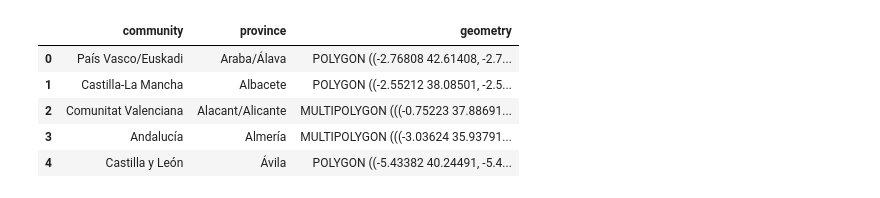
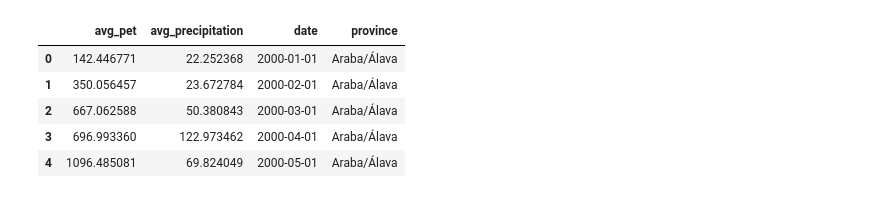
Before and after one commit to Reslan-Tinawi/CS913-dissertation-project, a Jupyter notebook: notebooks/11-SPEI-calculation.ipynb, the cells around one changed output. Drawn from its saved outputs; the diff is of its cells as text; code cells hidden in the pictures.

```diff
--- a/notebooks/11-SPEI-calculation.ipynb
+++ b/notebooks/11-SPEI-calculation.ipynb
@@ -29,2 +18,13 @@ pet = terraclimate.select("pet")
 # %%
 spain_provinces = gpd.read_file("../data/maps/spain_map.geojson")
+# %%
+spain_provinces = spain_provinces[
+    spain_provinces["community"]
+    != "Gibraltar. Territorio no asociado a ninguna autonomía"
+]
+# %%
+terra_climate_dataset = (
+    ee.ImageCollection("IDAHO_EPSCOR/TERRACLIMATE")
+    .filterBounds(spain_map)
+    .filterDate(start_date, end_date)
+)
@@ -31,9 +64,22 @@ spain_provinces = gpd.read_file("../data/maps/spain_map.geojson")
+# %%
+df_list = []
+
+n_province = spain_provinces["province"].nunique()
+
+for feature in tqdm(spain_provinces.iterfeatures(), total=n_province):
+    res = get_monthly_data(feature).getInfo()
+
+    df = pd.DataFrame([r["properties"] for r in res["features"]])
+
+    df_list.append(df)
+# %%
+data = pd.concat(df_list)
 # %%
-spain_provinces.head()
+data.head()
 # %% [output]
-|  | community | province | geometry |
-| 0 | País Vasco/Euskadi | Araba/Álava | POLYGON ((-2.76808 42.61408, -2.7... |
-| 1 | Castilla-La Mancha | Albacete | POLYGON ((-2.55212 38.08501, -2.5... |
-| 2 | Comunitat Valenciana | Alacant/Alicante | MULTIPOLYGON (((-0.75223 37.88691... |
-| 3 | Andalucía | Almería | MULTIPOLYGON (((-3.03624 35.93791... |
-| 4 | Castilla y León | Ávila | POLYGON ((-5.43382 40.24491, -5.4... |
+|  | avg_pet | avg_precipitation | date | province |
+| 0 | 142.446771 | 22.252368 | 2000-01-01 | Araba/Álava |
+| 1 | 350.056457 | 23.672784 | 2000-02-01 | Araba/Álava |
+| 2 | 667.062588 | 50.380843 | 2000-03-01 | Araba/Álava |
+| 3 | 696.993360 | 122.973462 | 2000-04-01 | Araba/Álava |
+| 4 | 1096.485081 | 69.824049 | 2000-05-01 | Araba/Álava |
```
Also changed, not shown: parts of 18 cells of this notebook, 4 other files.
